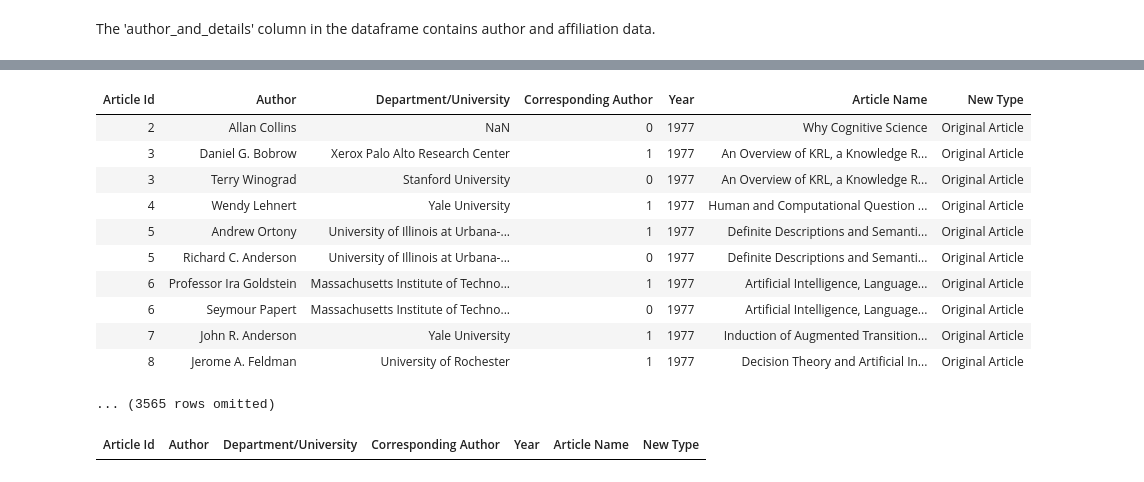
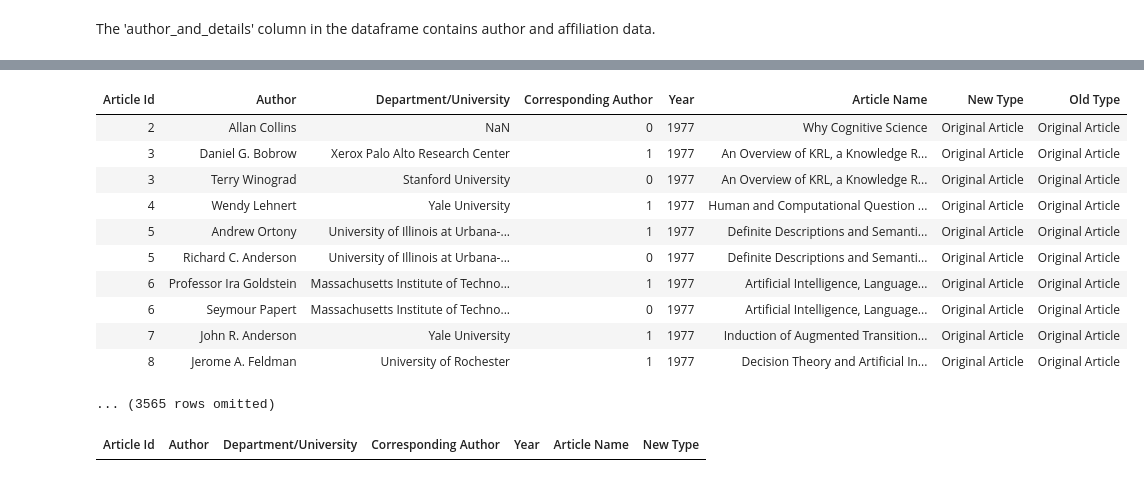
Before and after one commit to rdgao/WH2CogSci, a Jupyter notebook: parsing/parsing_JCogSci.ipynb, the cells around one changed output, grey strips where cells are left out. Drawn from its saved outputs; the diff is of its cells as text; code cells hidden in the pictures.

```diff
--- a/parsing/parsing_JCogSci.ipynb
+++ b/parsing/parsing_JCogSci.ipynb
@@ -165,19 +169,19 @@ def consolidate_Type (oldType):
 results = results.with_column("New Type", results.apply(consolidate_Type, "Old Type"))
 results = results.drop("Old Type").drop("Year_2").drop("Article Name_2")
 # %%
-results.drop("Year_2").drop("Article Name_2").show(10)
+results.drop("Year_2").drop("Article Name_2")
 # %% [output]
-| Article Id | Author | Department/University | Corresponding Author | Year | Article Name | New Type |
-| 2 | Allan Collins | NaN | 0 | 1977 | Why Cognitive Science | Original Article |
-| 3 | Daniel G. Bobrow | Xerox Palo Alto Research Center | 1 | 1977 | An Overview of KRL, a Knowledge R... | Original Article |
-| 3 | Terry Winograd | Stanford University | 0 | 1977 | An Overview of KRL, a Knowledge R... | Original Article |
-| 4 | Wendy Lehnert | Yale University | 1 | 1977 | Human and Computational Question ... | Original Article |
-| 5 | Andrew Ortony | University of Illinois at Urbana-... | 1 | 1977 | Definite Descriptions and Semanti... | Original Article |
-| 5 | Richard C. Anderson | University of Illinois at Urbana-... | 0 | 1977 | Definite Descriptions and Semanti... | Original Article |
-| 6 | Professor Ira Goldstein | Massachusetts Institute of Techno... | 1 | 1977 | Artificial Intelligence, Language... | Original Article |
-| 6 | Seymour Papert | Massachusetts Institute of Techno... | 0 | 1977 | Artificial Intelligence, Language... | Original Article |
-| 7 | John R. Anderson | Yale University | 1 | 1977 | Induction of Augmented Transition... | Original Article |
-| 8 | Jerome A. Feldman | University of Rochester | 1 | 1977 | Decision Theory and Artificial In... | Original Article |
+| Article Id | Author | Department/University | Corresponding Author | Year | Article Name | New Type | Old Type |
+| 2 | Allan Collins | NaN | 0 | 1977 | Why Cognitive Science | Original Article | Original Article |
+| 3 | Daniel G. Bobrow | Xerox Palo Alto Research Center | 1 | 1977 | An Overview of KRL, a Knowledge R... | Original Article | Original Article |
+| 3 | Terry Winograd | Stanford University | 0 | 1977 | An Overview of KRL, a Knowledge R... | Original Article | Original Article |
+| 4 | Wendy Lehnert | Yale University | 1 | 1977 | Human and Computational Question ... | Original Article | Original Article |
+| 5 | Andrew Ortony | University of Illinois at Urbana-... | 1 | 1977 | Definite Descriptions and Semanti... | Original Article | Original Article |
+| 5 | Richard C. Anderson | University of Illinois at Urbana-... | 0 | 1977 | Definite Descriptions and Semanti... | Original Article | Original Article |
+| 6 | Professor Ira Goldstein | Massachusetts Institute of Techno... | 1 | 1977 | Artificial Intelligence, Language... | Original Article | Original Article |
+| 6 | Seymour Papert | Massachusetts Institute of Techno... | 0 | 1977 | Artificial Intelligence, Language... | Original Article | Original Article |
+| 7 | John R. Anderson | Yale University | 1 | 1977 | Induction of Augmented Transition... | Original Article | Original Article |
+| 8 | Jerome A. Feldman | University of Rochester | 1 | 1977 | Decision Theory and Artificial In... | Original Article | Original Article |
 ... (3565 rows omitted)
 # %%
 results2 = Table().with_columns(["Article Id",[], "Author", [], "Department/University", [], "Corresponding Author",[],"Year",[], "Article Name", [], "New Type", [],])
```
Also changed, not shown: parts of 17 cells of this notebook.
